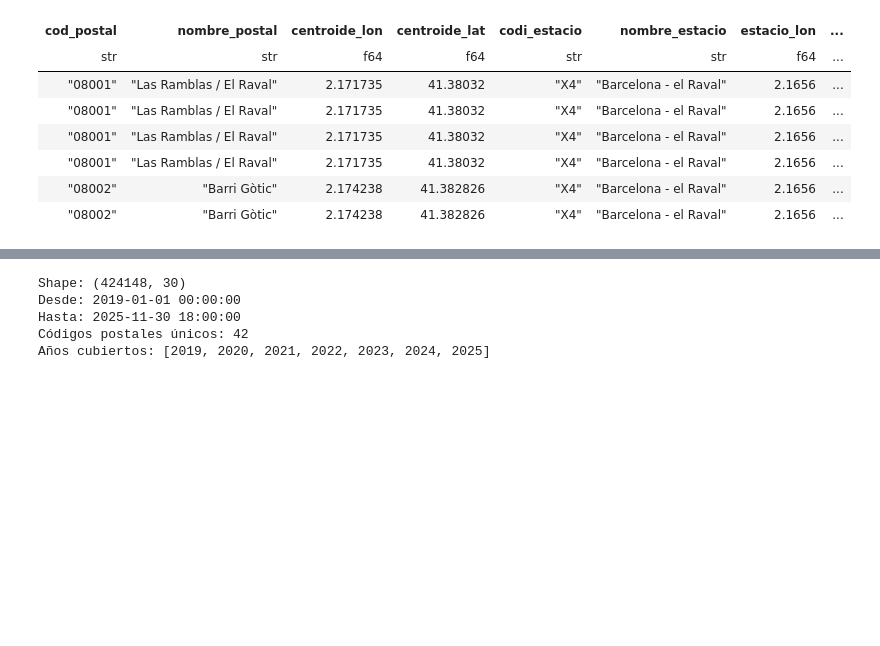
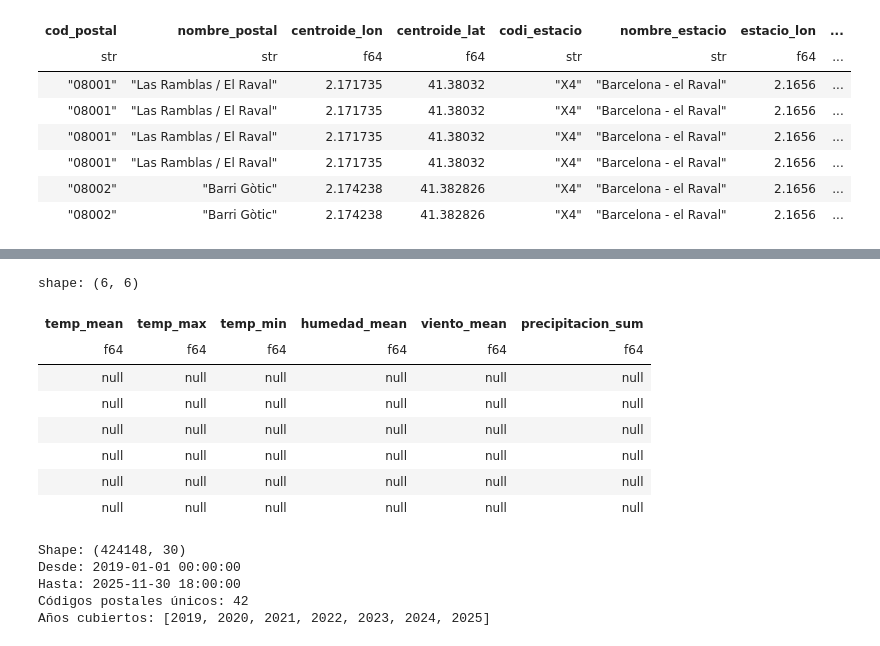
Before and after one commit to sebasposcor-del/TFM, a Jupyter notebook: notebooks/01_eda_electricityBCN_2.ipynb, the cells around one changed output, grey strips where cells are left out. Cells and saved outputs as stored; diff of their text form; code cells hidden in the pictures; blank space fills up the shorter version.

```diff
--- a/notebooks/01_eda_electricityBCN_2.ipynb
+++ b/notebooks/01_eda_electricityBCN_2.ipynb
@@ -97,6 +97,18 @@ shape: (6, 30)
 | "08042" | "Torre Baró / Nou Barris" | 2.172027 | 41.444412 | "AN" | "Barcelona - Parc de la Ciutade… | 2.1859 | ... |
 | "08042" | "Torre Baró / Nou Barris" | 2.172027 | 41.444412 | "AN" | "Barcelona - Parc de la Ciutade… | 2.1859 | ... |
 | "08042" | "Torre Baró / Nou Barris" | 2.172027 | 41.444412 | "AN" | "Barcelona - Parc de la Ciutade… | 2.1859 | ... |
+# %%
+df.filter(pl.col("codi_estacio") == "X2").select(pl.col(["temp_mean", "temp_max", "temp_min", "humedad_mean", "viento_mean", "precipitacion_sum"])).head(6)
+# %% [output]
+shape: (6, 6)
+| temp_mean | temp_max | temp_min | humedad_mean | viento_mean | precipitacion_sum |
+| f64 | f64 | f64 | f64 | f64 | f64 |
+| null | null | null | null | null | null |
+| null | null | null | null | null | null |
+| null | null | null | null | null | null |
+| null | null | null | null | null | null |
+| null | null | null | null | null | null |
+| null | null | null | null | null | null |
 # %%
 print(f"Shape: {df.shape}")
 print(f"Desde: {df['datetime'].min()}")
```
Also changed, not shown: parts of 46 cells of this notebook.
